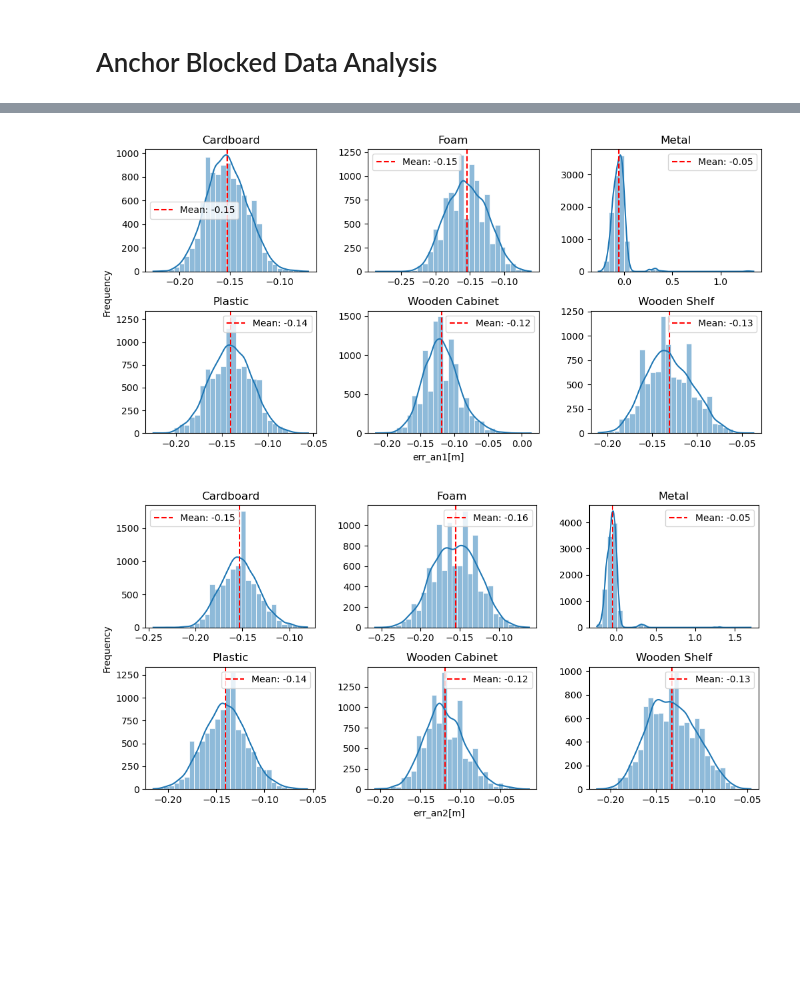
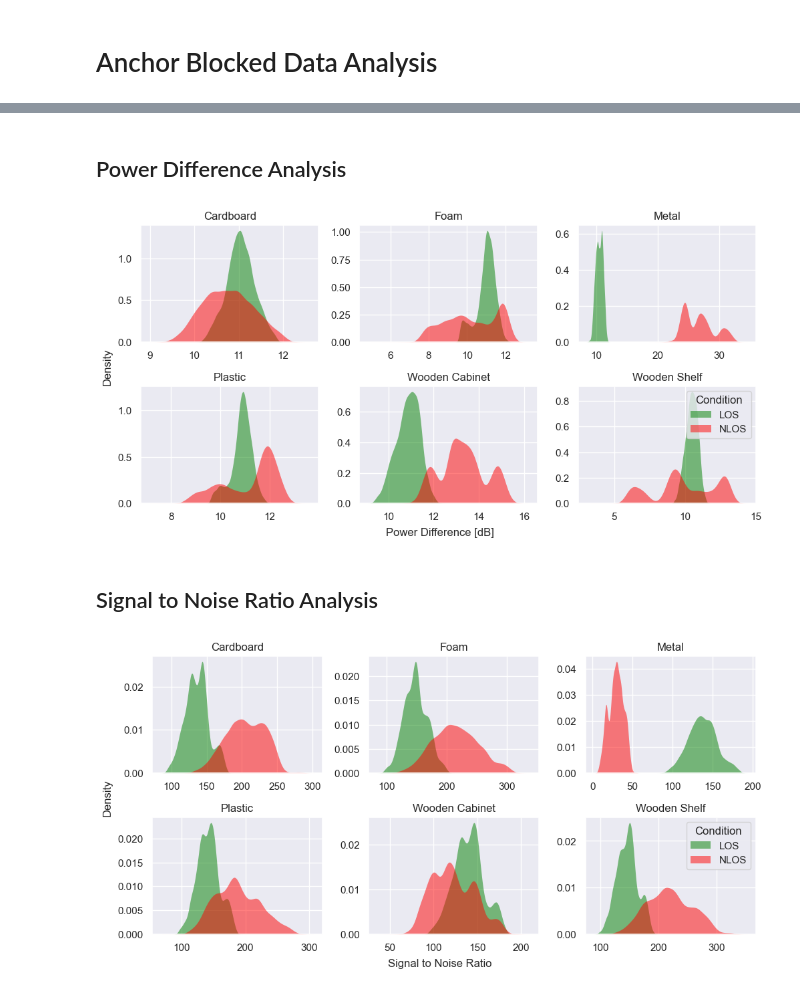
Before and after one commit to B3NToo/Identification-of-NLOS-causing-Material-in-UWB-Localization-Using-Machine-Learning-Methods, a Jupyter notebook: data_analysis/anblock_data_analysis.ipynb, the cells around one changed output, grey strips where cells are left out. Cells and saved outputs as stored; diff of their text form; code cells hidden in the pictures; blank space fills up the shorter version.

```diff
--- a/data_analysis/anblock_data_analysis.ipynb
+++ b/data_analysis/anblock_data_analysis.ipynb
@@ -32,3 +32,15 @@ datasets = [cardboard_df, foam_df, metal_df, plastic_df, wooden_cabinet_df, wood
 
 # Names or labels for each dataset
 dataset_names = ['Cardboard', 'Foam', 'Metal', 'Plastic', 'Wooden Cabinet', 'Wooden Shelf']
+# %%
+# Function to remove outliers using IQR method
+def remove_outliers(data_column):
+    q1 = data_column.quantile(0.25)
+    q3 = data_column.quantile(0.75)
+    iqr = q3 - q1
+    lower_bound = q1 - 1.5 * iqr
+    upper_bound = q3 + 1.5 * iqr
+
+    # Filter the data to keep only values within the lower and upper bounds
+    filtered_data = data_column[(data_column >= lower_bound) & (data_column <= upper_bound)]
+    return filtered_data
@@ -34,0 +87,2 @@ dataset_names = ['Cardboard', 'Foam', 'Metal', 'Plastic', 'Wooden Cabinet', 'Woo
+# %% [markdown]
+## Power Difference Analysis
@@ -35 +135,7 @@ dataset_names = ['Cardboard', 'Foam', 'Metal', 'Plastic', 'Wooden Cabinet', 'Woo
+# %%
+comparison_plot_1(col_name_1='power_dif_an1', col_name_2='an1_rx_powerdif')
+# %% [output]
+[figure, added]
+# %% [markdown]
+## Signal to Noise Ratio Analysis
 # %%
@@ -65,11 +171,3 @@ def comparison_plot(col_name, metric):
 
     # Show the plot
     plt.show()
-# %%
-comparison_plot(col_name='err_an1', metric='[m]')
-# %% [output]
-[figure, removed]
-# %%
-comparison_plot(col_name='err_an2', metric='[m]')
-# %% [output]
-[figure, removed]
@@ -75,0 +218,4 @@ comparison_plot(col_name='err_an2', metric='[m]')
+# %%
+comparison_plot_3(col_name_1='snr_an1', col_name_2='an1_rx_snr')
+# %% [output]
+[figure, added]
```
Also changed, not shown: parts of 7 cells of this notebook, 1 other file.
